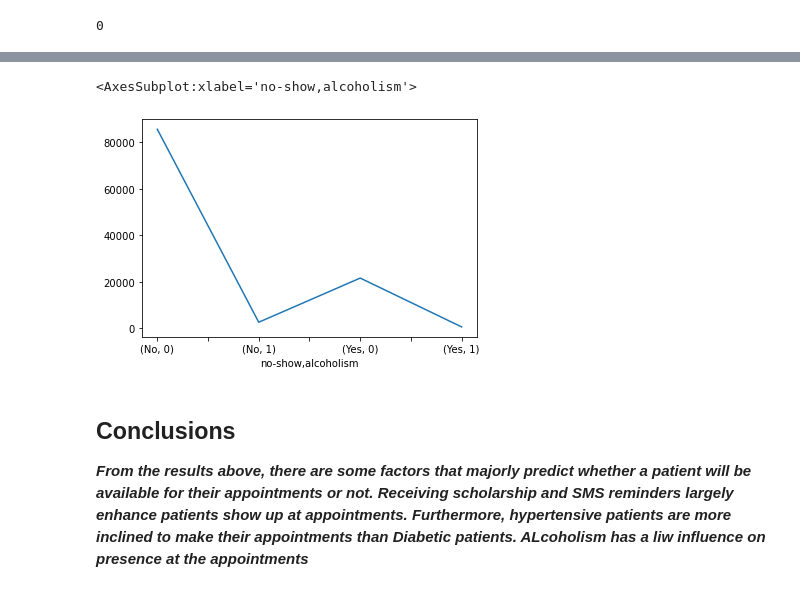
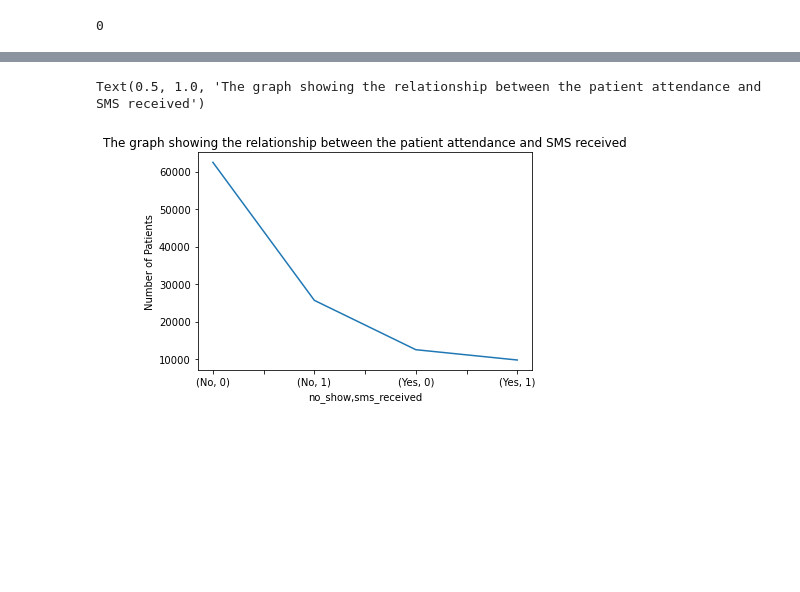
Before and after one commit to Horlardmaygee/Data-Exploration-Project-1, a Jupyter notebook: investigate-a-dataset-template.ipynb, the cells around one changed output, grey strips where cells are left out. Saved outputs shown, nothing was run; the diff lists cells and outputs as text; code cells hidden in the pictures; blank space fills up the shorter version.

```diff
--- a/investigate-a-dataset-template.ipynb
+++ b/investigate-a-dataset-template.ipynb
@@ -257,10 +228,7 @@ df.groupby('no-show')['diabetes'].value_counts().plot()
-# %%
-df.groupby('no-show')['alcoholism'].value_counts().plot()
-# %% [output]
-<AxesSubplot:xlabel='no-show,alcoholism'>
-[figure, removed]
-# %% [markdown]
-<a id='conclusions'></a>
-## Conclusions
-***From the results above, there are some factors that majorly predict whether a patient will be available for their appointments or not. Receiving scholarship and SMS reminders largely enhance patients show up at appointments.
-Furthermore, hypertensive patients are more inclined to make their appointments than Diabetic patients. ALcoholism has a liw influence on presence at the appointments***
+# %%
+df.groupby('no_show')['sms_received'].value_counts().plot()
+plt.ylabel('Number of Patients')
+plt.title('The graph showing the relationship between the patient attendance and SMS received')
+# %% [output]
+Text(0.5, 1.0, 'The graph showing the relationship between the patient attendance and SMS received')
+[figure, added]
```
Also changed, not shown: parts of 33 cells of this notebook.
